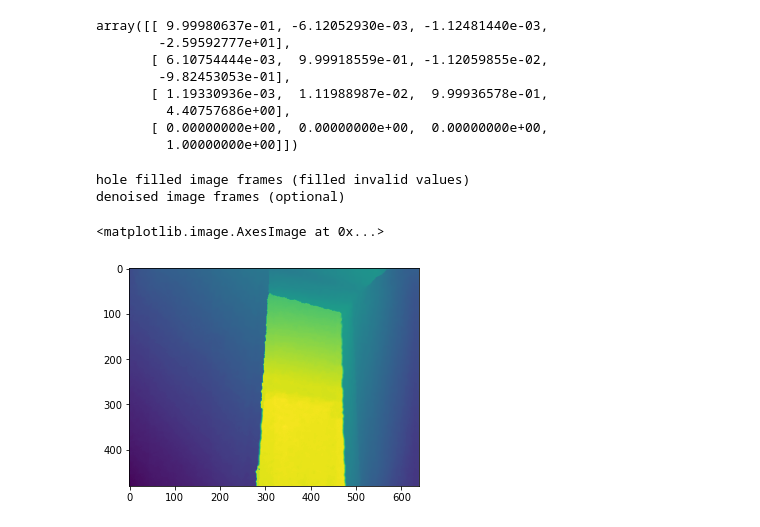
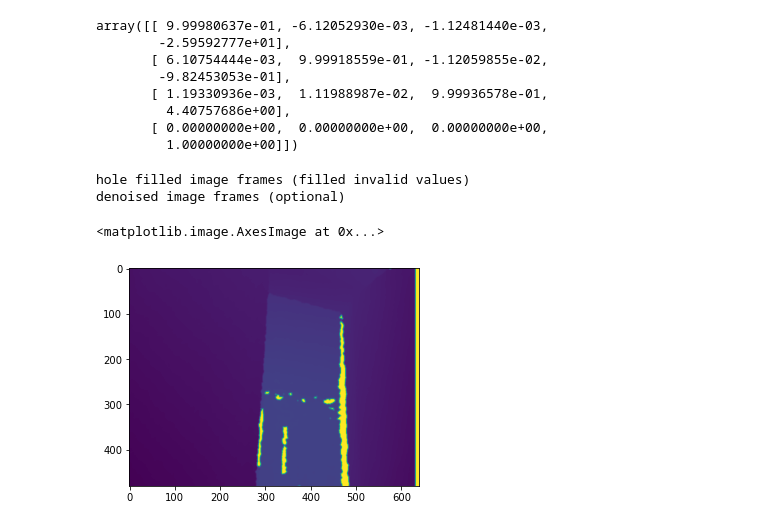
Before and after one commit to XHao1997/wur_navcar, a Jupyter notebook: image_calibration.ipynb, the cells around one changed output. Cells and saved outputs as stored; diff of their text form; code cells hidden in the pictures.

```diff
--- a/image_calibration.ipynb
+++ b/image_calibration.ipynb
@@ -94,19 +88,21 @@ array([[ 9.99980637e-01, -6.12052930e-03, -1.12481440e-03,
 kinect = camera()
 # %%
 from kinect_smoothing_test import HoleFilling_Filter, Denoising_Filter
-hole_filter = HoleFilling_Filter(flag='fmi',max_valid_depth=2000)
+hole_filter = HoleFilling_Filter(flag='fmi')
+hf_image = hole_filter.smooth_image(depth_img)
+hole_filter = HoleFilling_Filter(flag='min')
 hf_image = hole_filter.smooth_image(depth_img)
 print('hole filled image frames (filled invalid values)')
 plt.imshow(hf_image)
-noise_filter = Denoising_Filter(flag='anisotropic',theta=60)
+noise_filter = Denoising_Filter(flag='gaussian',theta=60)
 denoise_image_frame = noise_filter.smooth_image(hf_image)
 print('denoised image frames (optional)')
 plt.imshow(denoise_image_frame)
 # %% [output]
 hole filled image frames (filled invalid values)
 denoised image frames (optional)
 <matplotlib.image.AxesImage at 0x...>
-[figure, old version]
+[figure, new version]
 # %%
 undistorted_rgb_img = kinect.undistortion(rgb_img,'rgb')
 plt.imshow( undistorted_rgb_img[:,:,::-1])
```
Also changed, not shown: parts of 28 cells of this notebook.
